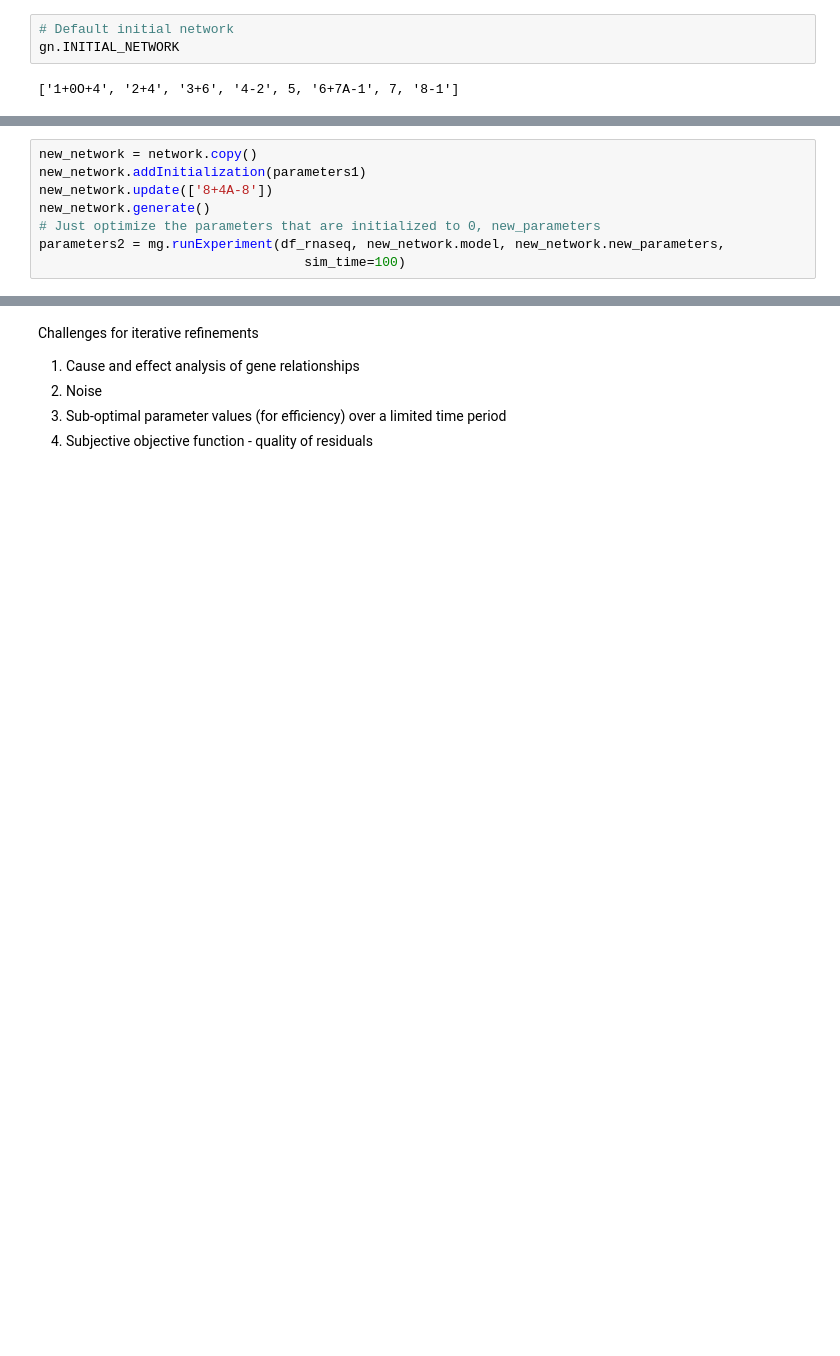
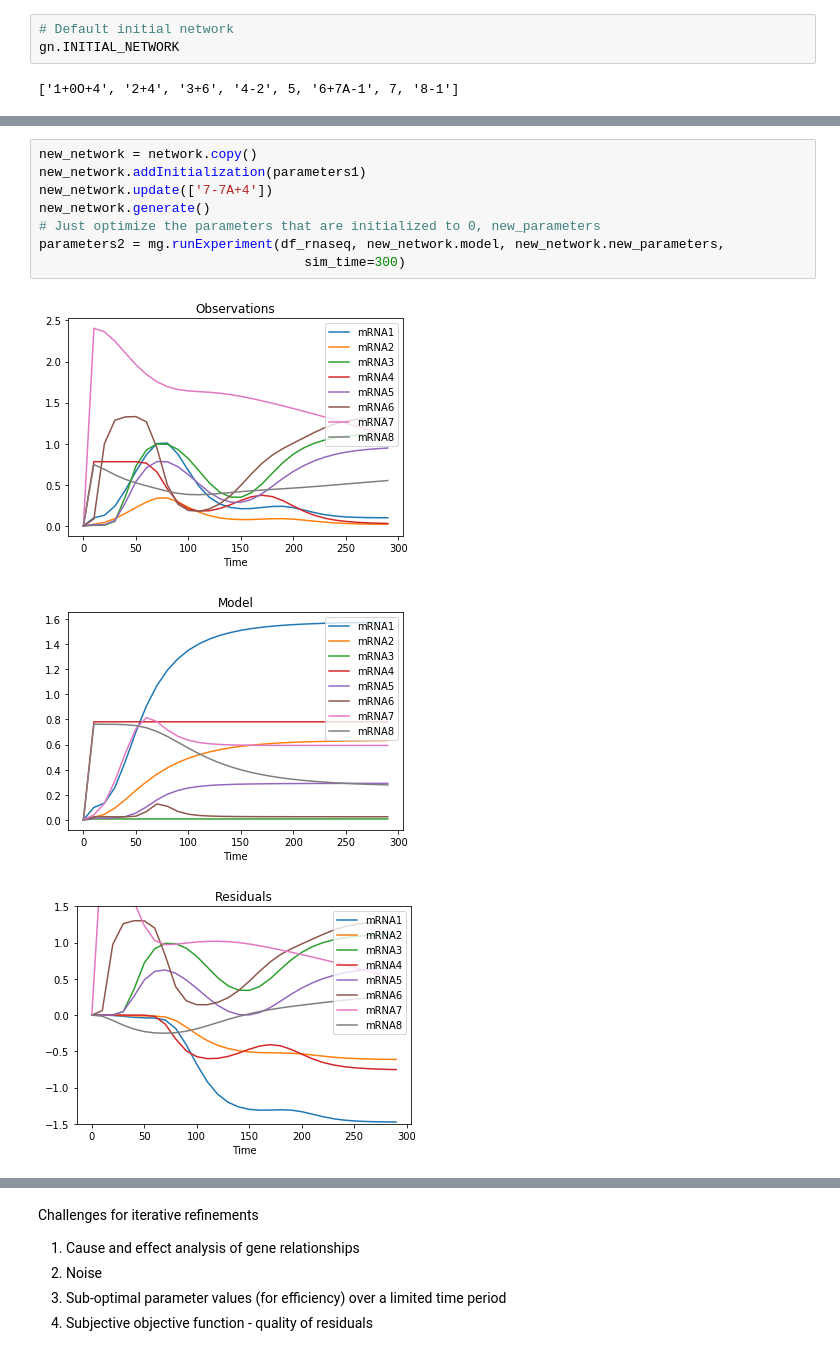
Before and after one commit to ModelEngineering/advancing-biomedical-models, a Jupyter notebook: lectures/lecture_17/lecture_17_Generating_Models.ipynb, the cells around one changed output, grey strips where cells are left out. Cells and saved outputs as stored; diff of their text form; blank space fills up the shorter version.

```diff
--- a/lectures/lecture_17/lecture_17_Generating_Models.ipynb
+++ b/lectures/lecture_17/lecture_17_Generating_Models.ipynb
@@ -214,8 +235,12 @@ network2, parameters2 = evaluate(network, parameters1, ['7-4'], sim_time=300)
 # %%
 new_network = network.copy()
 new_network.addInitialization(parameters1)
-new_network.update(['8+4A-8'])
+new_network.update(['7-7A+4'])
 new_network.generate()
 # Just optimize the parameters that are initialized to 0, new_parameters
 parameters2 = mg.runExperiment(df_rnaseq, new_network.model, new_network.new_parameters,
-                                  sim_time=100)
+                                  sim_time=300)
+# %% [output]
+[figure, added]
+[figure, added]
+[figure, added]
```
Also changed, not shown: parts of 10 cells of this notebook, 6 other files.
